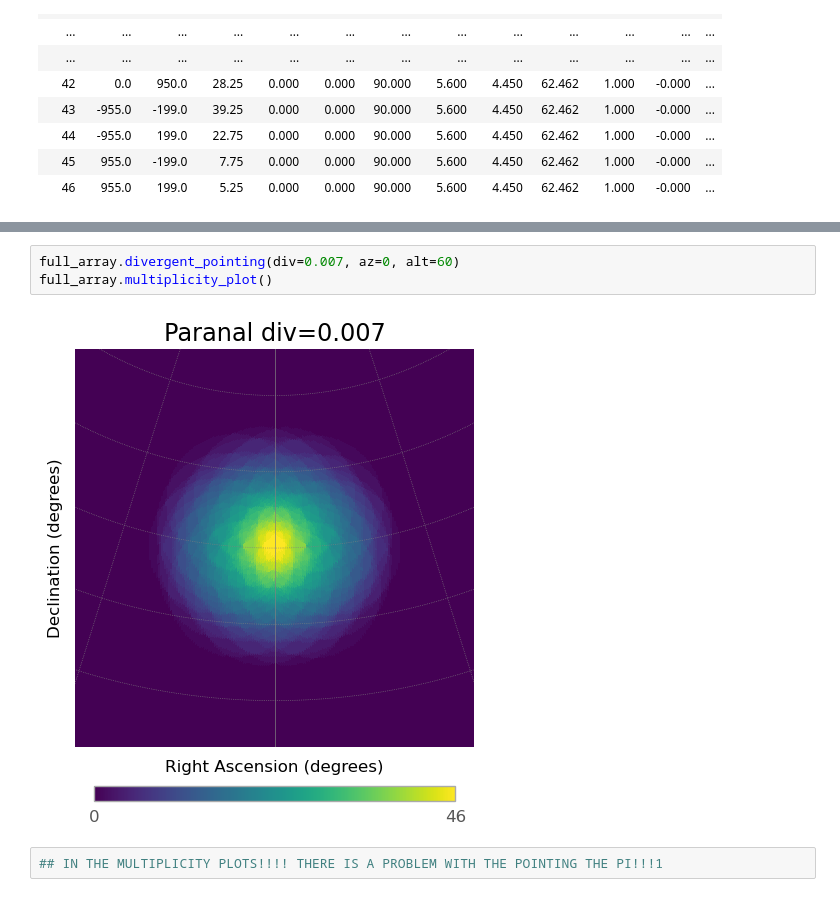
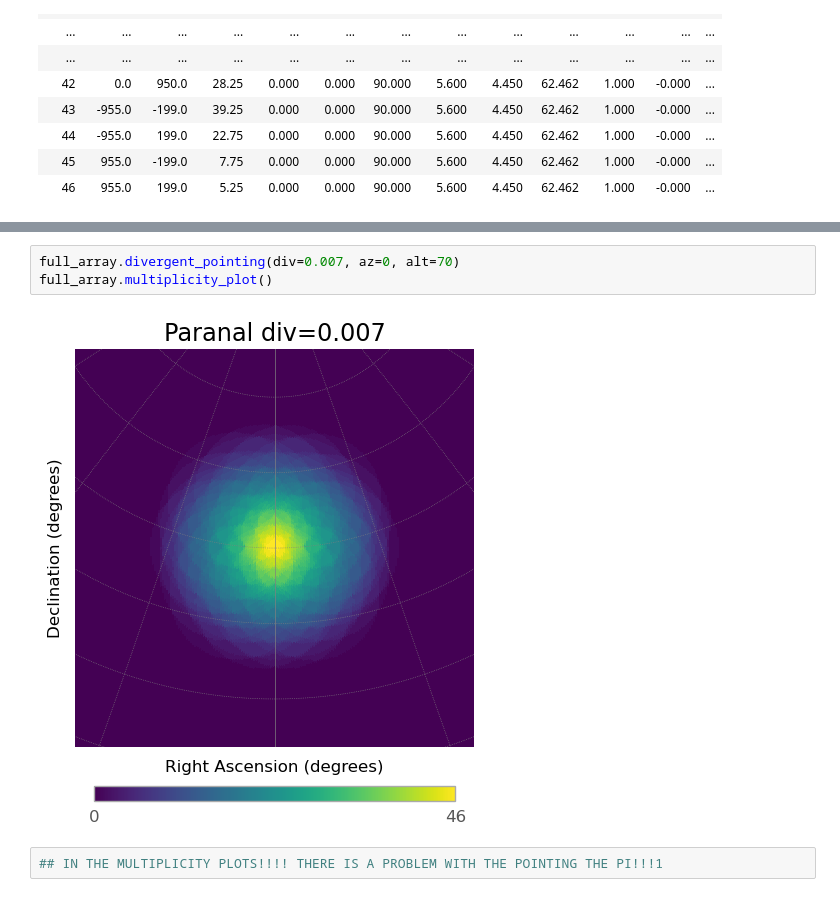
Before and after one commit to SamantaMorales/divtel, a Jupyter notebook: SST/BEST_SST_choosing_divergence_values.ipynb, the cells around one changed output, grey strips where cells are left out. Cells and saved outputs as stored; diff of their text form.

```diff
--- a/SST/BEST_SST_choosing_divergence_values.ipynb
+++ b/SST/BEST_SST_choosing_divergence_values.ipynb
@@ -442,8 +475,8 @@ the barycenter for the calculations of the second divergence[-0.73913043  0.
 # %%
-full_array.divergent_pointing(div=0.007, az=0, alt=60)
+full_array.divergent_pointing(div=0.007, az=0, alt=70)
 full_array.multiplicity_plot()
 # %% [output]
-[figure, old version]
+[figure, new version]
 # %%
 ## IN THE MULTIPLICITY PLOTS!!!! THERE IS A PROBLEM WITH THE POINTING THE PI!!!1
 # %%
```
Also changed, not shown: parts of 19 cells of this notebook, 3 other files.
